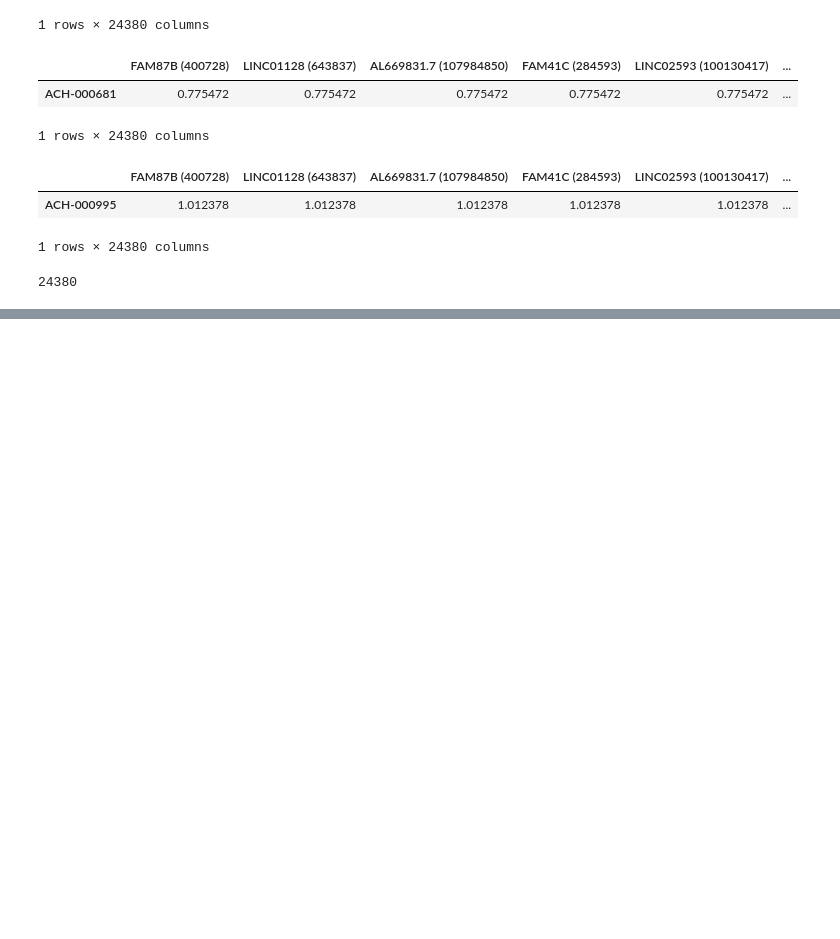
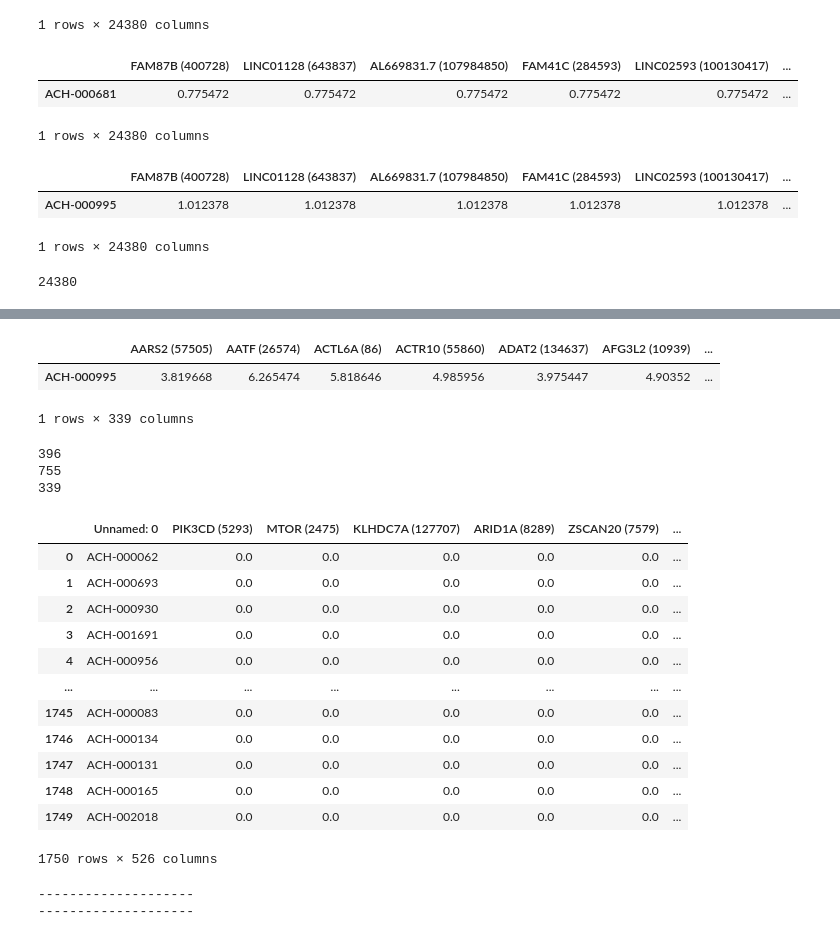
Before and after one commit to Ori-Replication/Bioinfo_SL_Project, a Jupyter notebook: code/process_CN_data.ipynb, the cells around one changed output, grey strips where cells are left out. Saved outputs shown, nothing was run; the diff lists cells and outputs as text; code cells hidden in the pictures; blank space fills up the shorter version.

```diff
--- a/code/process_CN_data.ipynb
+++ b/code/process_CN_data.ipynb
@@ -205,0 +378,33 @@ CN_df_Jurkat_gene.to_csv('../data/processed_data/CN_Jurkat_gene.csv')
+# %%
+Expression_df_Jurkat_gene
+# %% [output]
+|  | AARS2 (57505) | AATF (26574) | ACTL6A (86) | ACTR10 (55860) | ADAT2 (134637) | AFG3L2 (10939) | ... |
+| ACH-000995 | 3.819668 | 6.265474 | 5.818646 | 4.985956 | 3.975447 | 4.90352 | ... |
+1 rows × 339 columns
+# %%
+print(len(A375_gene_list))
+print(len(A549_gene_list))
+print(len(Jurkat_gene_list))
+# %% [output]
+396
+755
+339
+# %%
+HotspotMutation_data_path = '../data/download_data/OmicsSomaticMutationsMatrixHotspot.csv'
+HotspotMutation_df = pd.read_csv(HotspotMutation_data_path)
+# %%
+HotspotMutation_df
+# %% [output]
+|  | Unnamed: 0 | PIK3CD (5293) | MTOR (2475) | KLHDC7A (127707) | ARID1A (8289) | ZSCAN20 (7579) | ... |
+| 0 | ACH-000062 | 0.0 | 0.0 | 0.0 | 0.0 | 0.0 | ... |
+| 1 | ACH-000693 | 0.0 | 0.0 | 0.0 | 0.0 | 0.0 | ... |
+| 2 | ACH-000930 | 0.0 | 0.0 | 0.0 | 0.0 | 0.0 | ... |
+| 3 | ACH-001691 | 0.0 | 0.0 | 0.0 | 0.0 | 0.0 | ... |
+| 4 | ACH-000956 | 0.0 | 0.0 | 0.0 | 0.0 | 0.0 | ... |
+| ... | ... | ... | ... | ... | ... | ... | ... |
+| 1745 | ACH-000083 | 0.0 | 0.0 | 0.0 | 0.0 | 0.0 | ... |
+| 1746 | ACH-000134 | 0.0 | 0.0 | 0.0 | 0.0 | 0.0 | ... |
+| 1747 | ACH-000131 | 0.0 | 0.0 | 0.0 | 0.0 | 0.0 | ... |
+| 1748 | ACH-000165 | 0.0 | 0.0 | 0.0 | 0.0 | 0.0 | ... |
+| 1749 | ACH-002018 | 0.0 | 0.0 | 0.0 | 0.0 | 0.0 | ... |
+1750 rows × 526 columns
@@ -205,0 +414,9 @@ CN_df_Jurkat_gene.to_csv('../data/processed_data/CN_Jurkat_gene.csv')
+# %%
+A375_expression_gene_index_list = add_index(A375_gene_list, gene_2_index)
+print('-'*20)
+A549_expression_gene_index_list = add_index(A549_gene_list, gene_2_index)
+print('-'*20)
+Jurkat_expression_gene_index_list = add_index(Jurkat_gene_list, gene_2_index)
+# %% [output]
+--------------------
+--------------------
```
Also changed, not shown: parts of 39 cells of this notebook, 23 other files.
